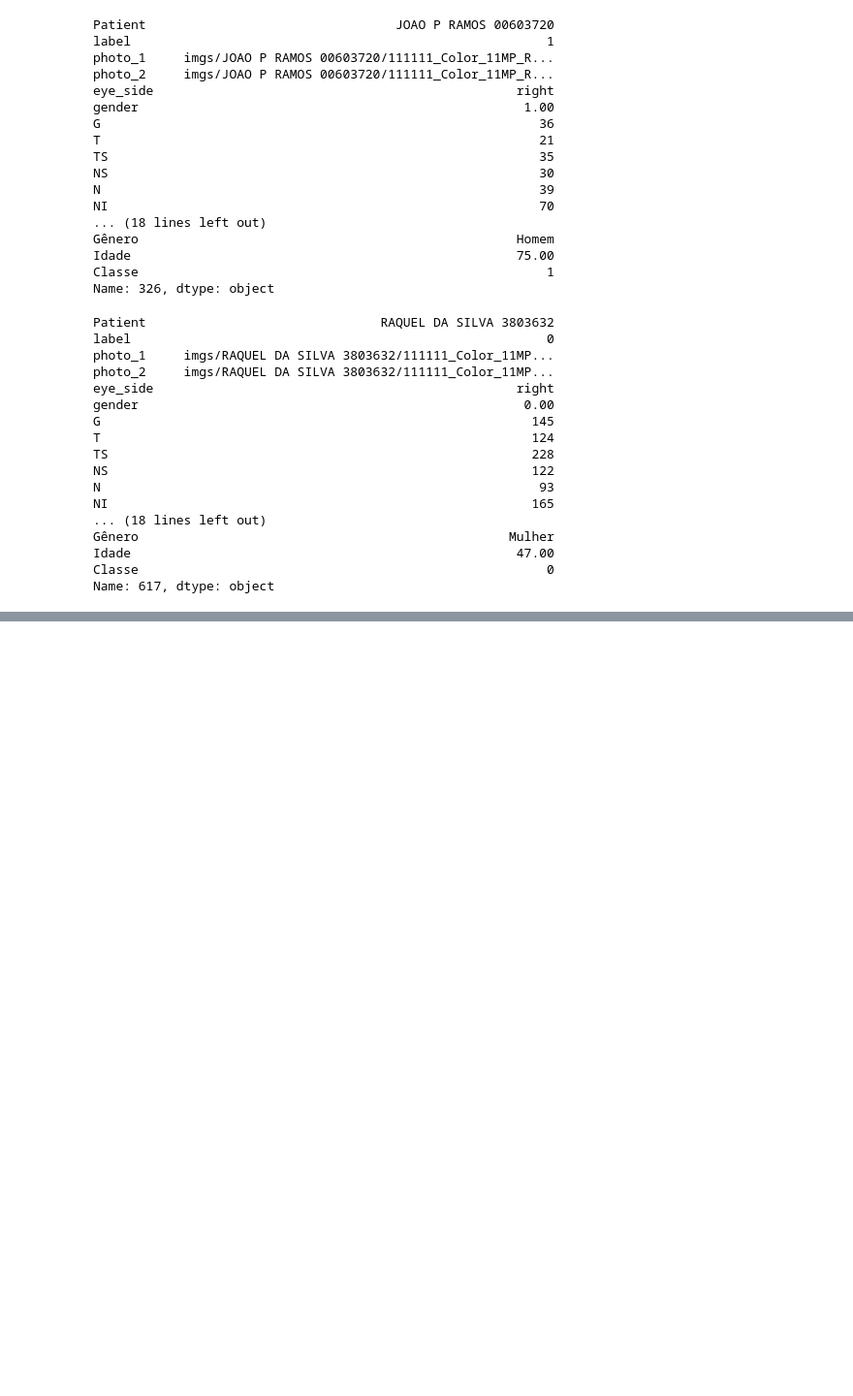
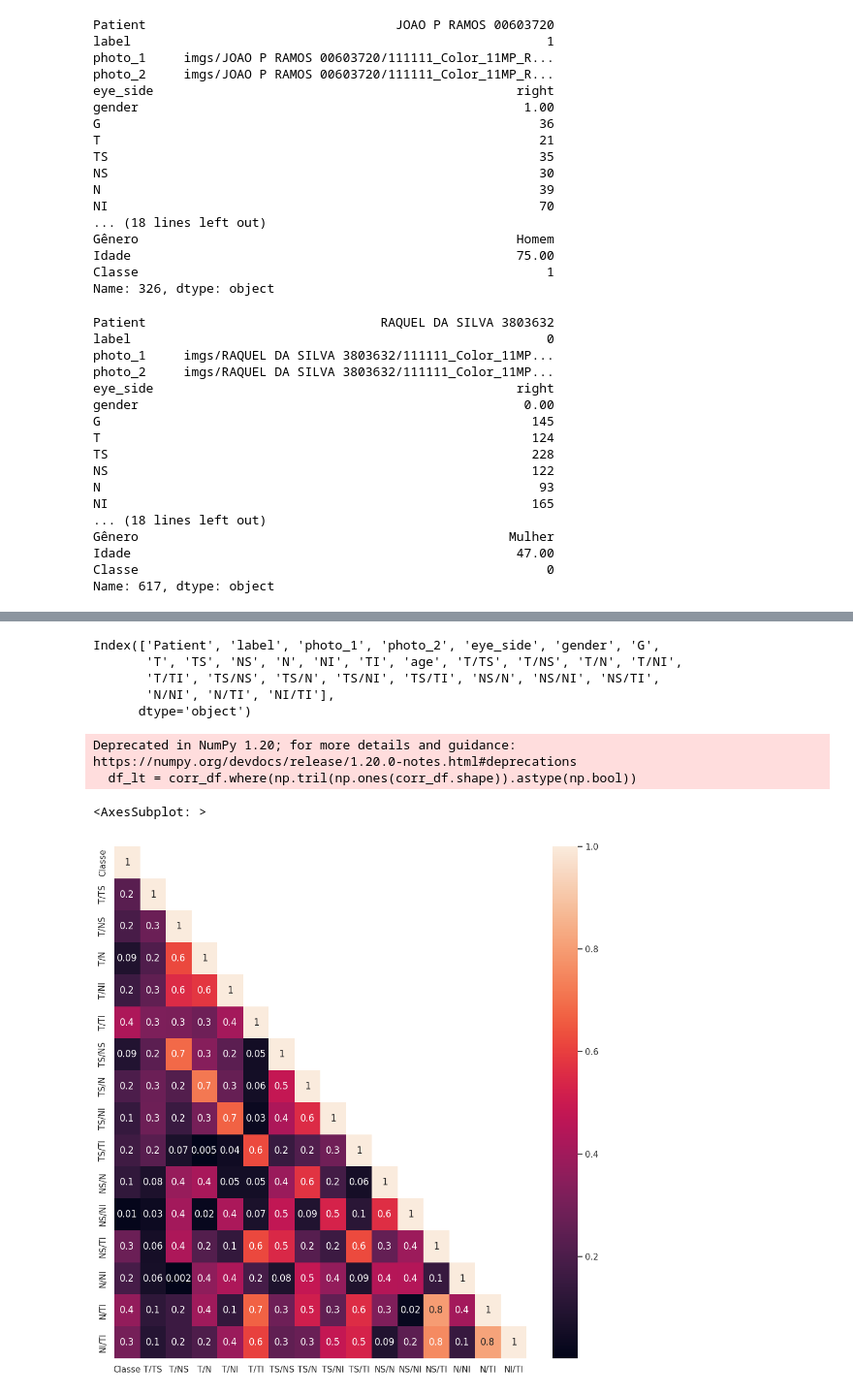
Before and after one commit to FelipeMarcelino/glaucoma, a Jupyter notebook: notebooks/Untitled.ipynb, the cells around one changed output, grey strips where cells are left out. Shown: that part at 97% size. Drawn from its saved outputs; the diff is of its cells as text; code cells hidden in the pictures; blank space fills up the shorter version.

```diff
--- a/notebooks/Untitled.ipynb
+++ b/notebooks/Untitled.ipynb
@@ -222,3 +207,5 @@ Gênero                                                 Mulher
 Idade                                                   47.00
 Classe                                                      0
 Name: 617, dtype: object
+# %%
+preprocessed_data = pd.read_csv("../data.csv")
@@ -224,0 +228,31 @@ Name: 617, dtype: object
+# %%
+preprocessed_data.columns
+# %% [output]
+Index(['Patient', 'label', 'photo_1', 'photo_2', 'eye_side', 'gender', 'G',
+       'T', 'TS', 'NS', 'N', 'NI', 'TI', 'age', 'T/TS', 'T/NS', 'T/N', 'T/NI',
+       'T/TI', 'TS/NS', 'TS/N', 'TS/NI', 'TS/TI', 'NS/N', 'NS/NI', 'NS/TI',
+       'N/NI', 'N/TI', 'NI/TI'],
+      dtype='object')
+# %%
+preprocessed_data["Glaucoma"] = preprocessed_data["label"].map({1: "Sim", 0: "Não"})
+preprocessed_data["Gênero"] = preprocessed_data["gender"].map({1: "Homem", 0: "Mulher"})
+preprocessed_data["Idade"] = preprocessed_data["age"]
+preprocessed_data["Classe"] = preprocessed_data["label"]
+# %%
+data_cleaned = preprocessed_data[["Patient","Classe",'T/TS', 'T/NS', 'T/N', 'T/NI',
+       'T/TI', 'TS/NS', 'TS/N', 'TS/NI', 'TS/TI', 'NS/N', 'NS/NI', 'NS/TI',
+       'N/NI', 'N/TI', 'NI/TI']]
+corr_df =  abs(data_cleaned.corr(method='pearson'))
+# %%
+import numpy as np
+df_lt = corr_df.where(np.tril(np.ones(corr_df.shape)).astype(np.bool))
+# %% [output]
+Deprecated in NumPy 1.20; for more details and guidance: https://numpy.org/devdocs/release/1.20.0-notes.html#deprecations
+  df_lt = corr_df.where(np.tril(np.ones(corr_df.shape)).astype(np.bool))
+# %%
+fig, ax = plt.subplots(figsize=(12,12))         # Sample figsize in inches
+
+seaborn.heatmap(df_lt,annot=True,ax=ax,fmt='.1g')
+# %% [output]
+<AxesSubplot: >
+[figure, added]
```
Also changed, not shown: parts of 10 cells of this notebook, 5 other files.
